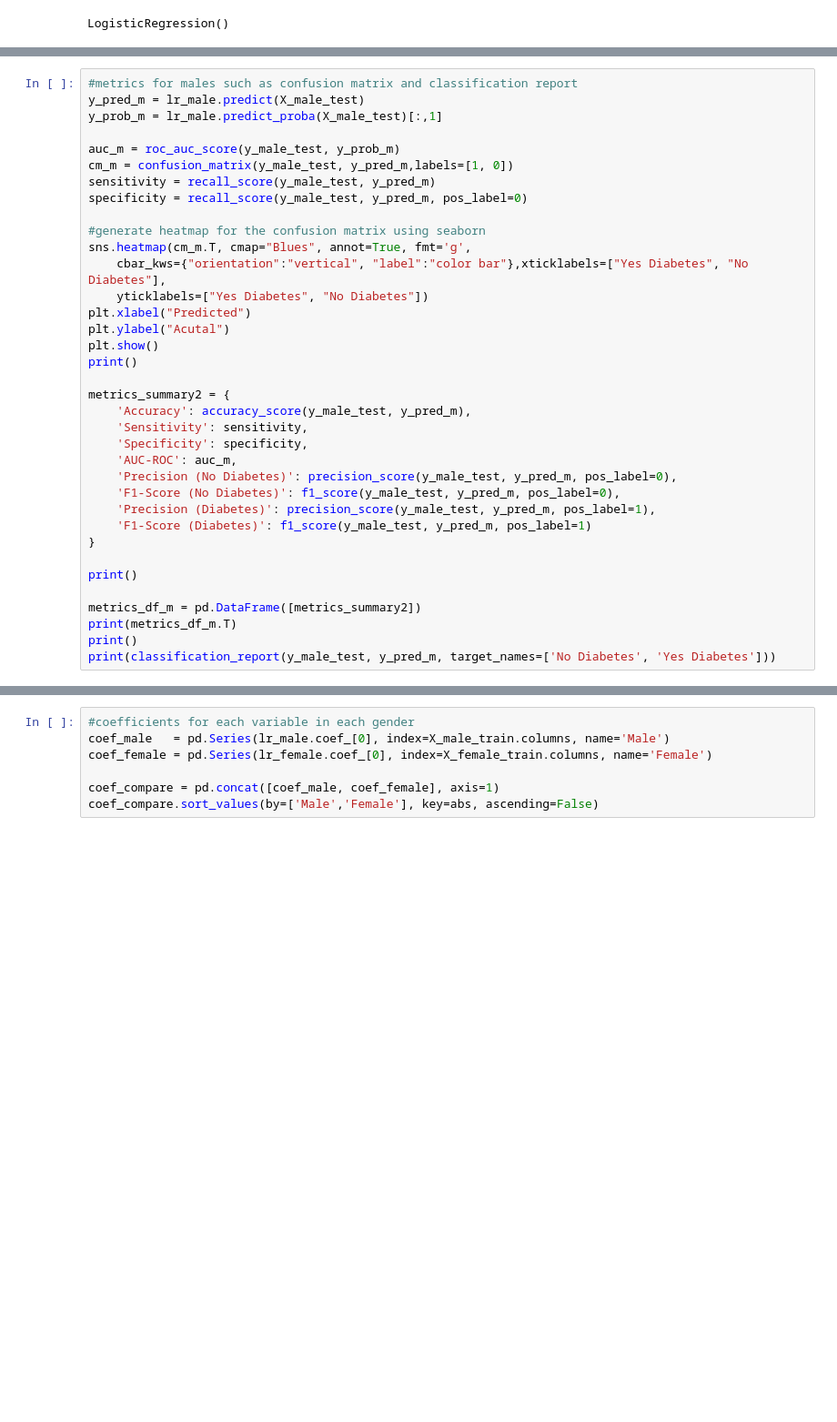
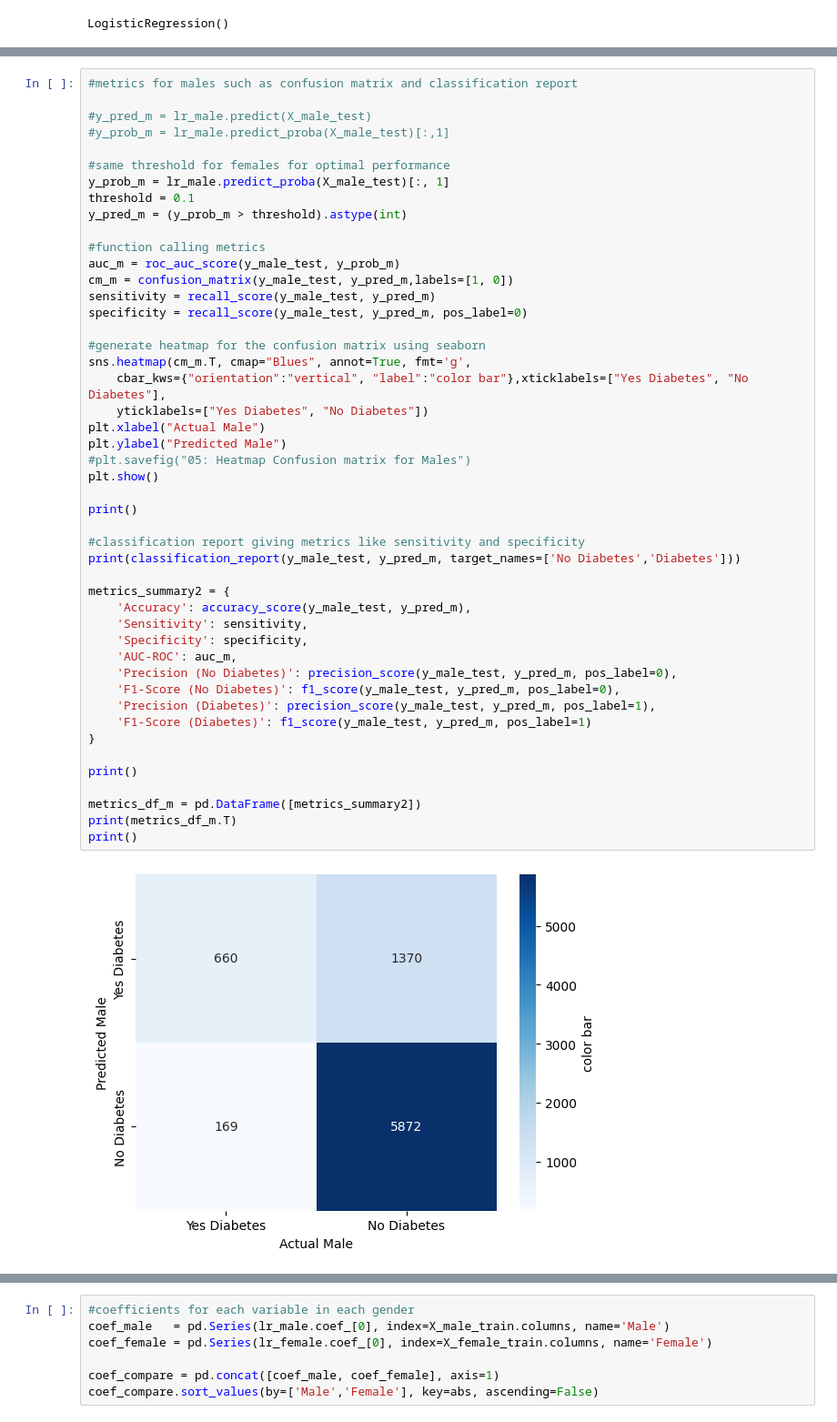
Before and after one commit to raygomez16/data309_datasciencecapstoneproject_diabetesprediction, a Jupyter notebook: 05_gender_based_logistic_regression.ipynb, the cells around one changed output, grey strips where cells are left out. Shown at 91% size. Drawn from its saved outputs; the diff is of its cells as text; blank space fills up the shorter version.

```diff
--- a/05_gender_based_logistic_regression.ipynb
+++ b/05_gender_based_logistic_regression.ipynb
@@ -146,37 +217,49 @@ weighted avg       0.94      0.94      0.94     11148
 # %%
 #metrics for males such as confusion matrix and classification report
-y_pred_m = lr_male.predict(X_male_test)
-y_prob_m = lr_male.predict_proba(X_male_test)[:,1]
 
+#y_pred_m = lr_male.predict(X_male_test)
+#y_prob_m = lr_male.predict_proba(X_male_test)[:,1]
+
+#same threshold for females for optimal performance
+y_prob_m = lr_male.predict_proba(X_male_test)[:, 1]
+threshold = 0.1
+y_pred_m = (y_prob_m > threshold).astype(int)
+
+#function calling metrics
 auc_m = roc_auc_score(y_male_test, y_prob_m)
 cm_m = confusion_matrix(y_male_test, y_pred_m,labels=[1, 0])
 sensitivity = recall_score(y_male_test, y_pred_m)
 specificity = recall_score(y_male_test, y_pred_m, pos_label=0)
 
 #generate heatmap for the confusion matrix using seaborn
 sns.heatmap(cm_m.T, cmap="Blues", annot=True, fmt='g',
     cbar_kws={"orientation":"vertical", "label":"color bar"},xticklabels=["Yes Diabetes", "No Diabetes"],
     yticklabels=["Yes Diabetes", "No Diabetes"])
-plt.xlabel("Predicted")
-plt.ylabel("Acutal")
+plt.xlabel("Actual Male")
+plt.ylabel("Predicted Male")
+#plt.savefig("05: Heatmap Confusion matrix for Males")
 plt.show()
+
 print()
+
+#classification report giving metrics like sensitivity and specificity
+print(classification_report(y_male_test, y_pred_m, target_names=['No Diabetes','Diabetes']))
 
 metrics_summary2 = {
     'Accuracy': accuracy_score(y_male_test, y_pred_m),
     'Sensitivity': sensitivity,
     'Specificity': specificity,
     'AUC-ROC': auc_m,
     'Precision (No Diabetes)': precision_score(y_male_test, y_pred_m, pos_label=0),
     'F1-Score (No Diabetes)': f1_score(y_male_test, y_pred_m, pos_label=0),
     'Precision (Diabetes)': precision_score(y_male_test, y_pred_m, pos_label=1),
     'F1-Score (Diabetes)': f1_score(y_male_test, y_pred_m, pos_label=1)
 }
 
 print()
 
 metrics_df_m = pd.DataFrame([metrics_summary2])
 print(metrics_df_m.T)
 print()
-print(classification_report(y_male_test, y_pred_m, target_names=['No Diabetes', 'Yes Diabetes']))
 # %% [output]
+[figure, added]
```
Also changed, not shown: parts of 11 cells of this notebook, 3 other files.
